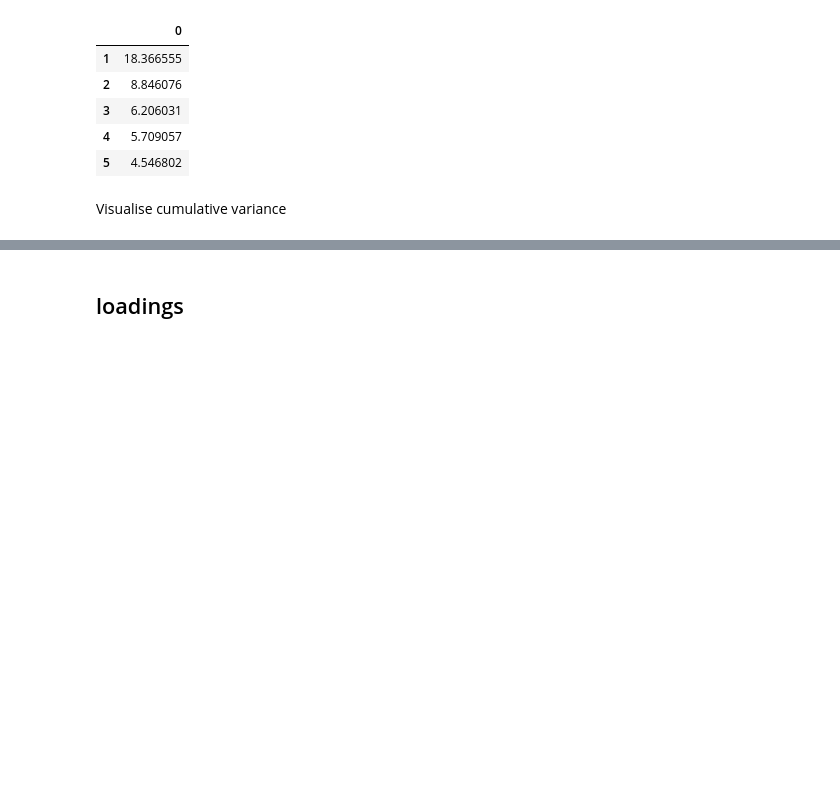
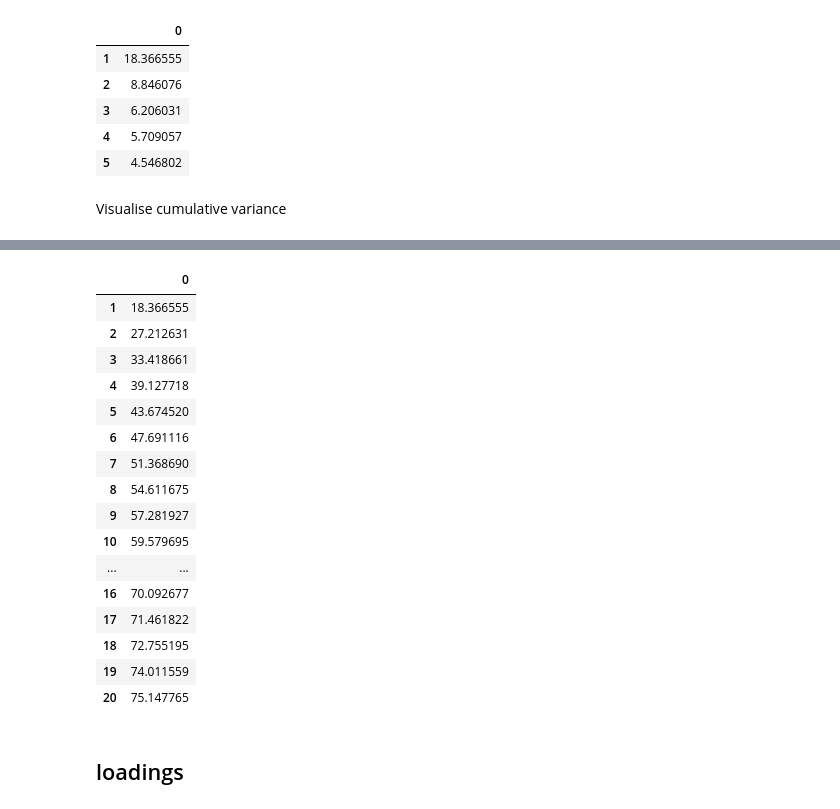
Before and after one commit to dicky-2002/Adv.-Programming-Group-Assignment, a Jupyter notebook: PCA_assignment4.ipynb, the cells around one changed output, grey strips where cells are left out. Saved outputs shown, nothing was run; the diff lists cells and outputs as text; code cells hidden in the pictures; blank space fills up the shorter version.

```diff
--- a/PCA_assignment4.ipynb
+++ b/PCA_assignment4.ipynb
@@ -89,3 +89,23 @@ Text(0, 91, '90% variance')
+# %%
+cumulative_variances.head(20) #13 PCs
+# %% [output]
+|  | 0 |
+| 1 | 18.366555 |
+| 2 | 27.212631 |
+| 3 | 33.418661 |
+| 4 | 39.127718 |
+| 5 | 43.674520 |
+| 6 | 47.691116 |
+| 7 | 51.368690 |
+| 8 | 54.611675 |
+| 9 | 57.281927 |
+| 10 | 59.579695 |
+| ... | ... |
+| 16 | 70.092677 |
+| 17 | 71.461822 |
+| 18 | 72.755195 |
+| 19 | 74.011559 |
+| 20 | 75.147765 |
 # %% [markdown]
 ## loadings
 # %% [markdown]
```
Also changed, not shown: parts of 3 cells of this notebook.
